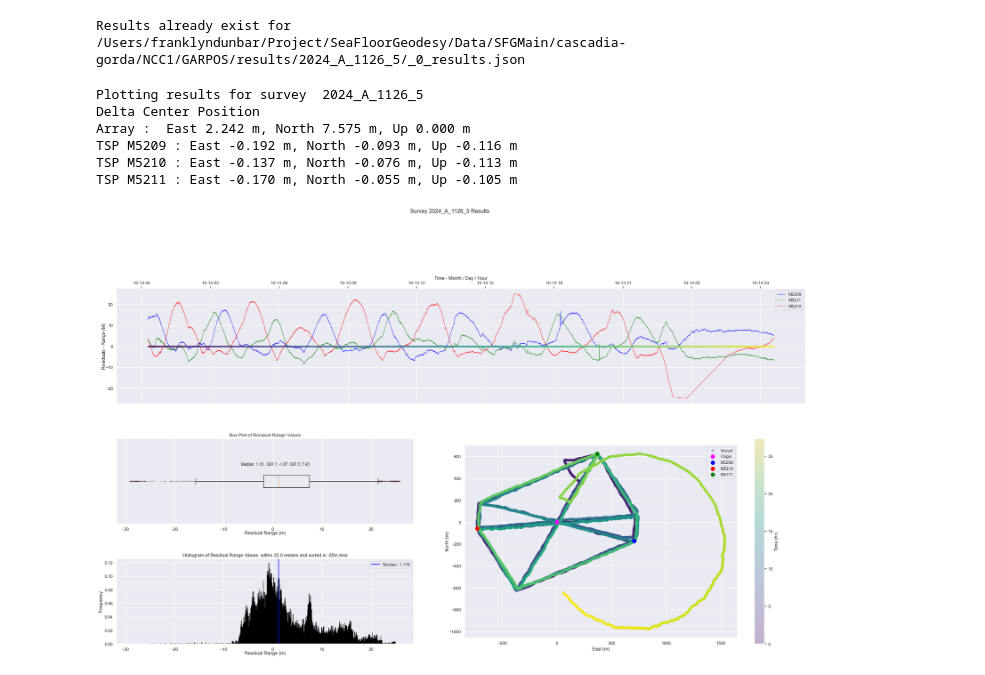
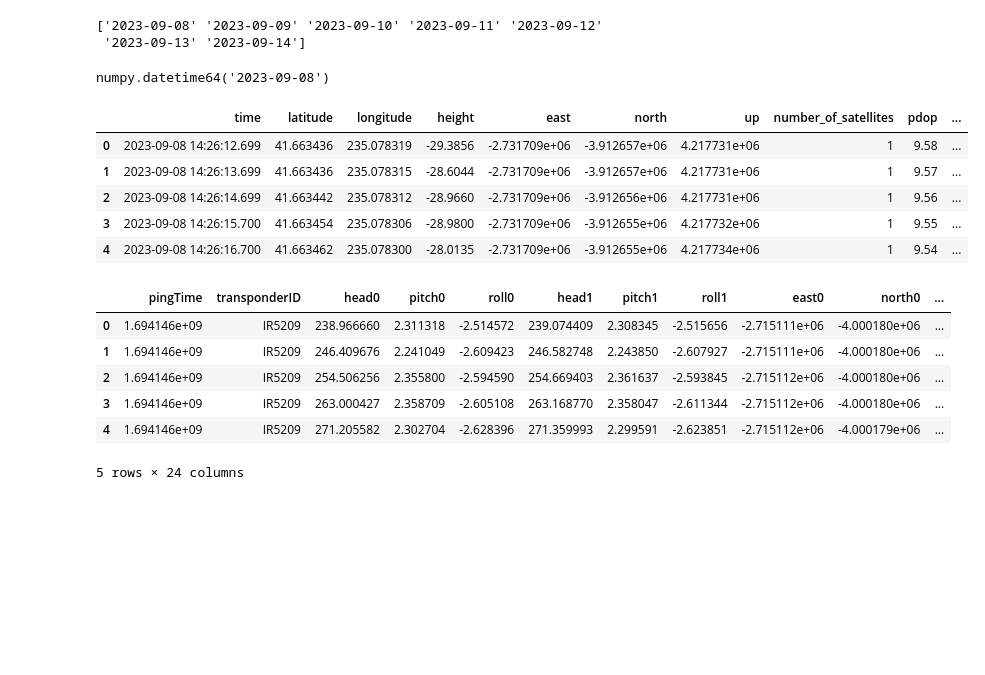
Before and after one commit to EarthScope/es_sfgtools, a Jupyter notebook: dev/notebooks/ncc1_demo.ipynb, the cells around one changed output. Cells and saved outputs as stored; diff of their text form; code cells hidden in the pictures; blank space fills up the shorter version.

```diff
--- a/dev/notebooks/ncc1_demo.ipynb
+++ b/dev/notebooks/ncc1_demo.ipynb
@@ -147,14 +17,31 @@ TSP M5211 : East -0.247 m, North -0.040 m, Up -0.058 m
-# %%
-gp_handler_ncc1.run_garpos(survey_id="2024_A_1126_5",override=OVERRIDE)
-# %% [output]
-Results already exist for /Users/franklyndunbar/Project/SeaFloorGeodesy/Data/SFGMain/cascadia-gorda/NCC1/GARPOS/results/2024_A_1126_5/_0_results.json
-# %%
-gp_handler_ncc1.plot_ts_results("2024_A_1126_5",res_filter=RES_FILTER)
-# %% [output]
-Plotting results for survey  2024_A_1126_5
-Delta Center Position
-Array :  East 2.242 m, North 7.575 m, Up 0.000 m
-TSP M5209 : East -0.192 m, North -0.093 m, Up -0.116 m
-TSP M5210 : East -0.137 m, North -0.076 m, Up -0.113 m
-TSP M5211 : East -0.170 m, North -0.055 m, Up -0.105 m
-[figure, removed]
+# %%
+print(dates:=dh.kin_position_tdb.get_unique_dates())
+# %% [output]
+['2023-09-08' '2023-09-09' '2023-09-10' '2023-09-11' '2023-09-12'
+ '2023-09-13' '2023-09-14']
+# %%
+dates[0]
+# %% [output]
+numpy.datetime64('2023-09-08')
+# %%
+kin_positions = dh.kin_position_tdb.read_df(dates[0], dates[1])
+shotdata = dh.shotdata_tdb.read_df(dates[0], dates[1])
+# %%
+kin_positions.head()
+# %% [output]
+|  | time | latitude | longitude | height | east | north | up | number_of_satellites | pdop | ... |
+| 0 | 2023-09-08 14:26:12.699 | 41.663436 | 235.078319 | -29.3856 | -2.731709e+06 | -3.912657e+06 | 4.217731e+06 | 1 | 9.58 | ... |
+| 1 | 2023-09-08 14:26:13.699 | 41.663436 | 235.078315 | -28.6044 | -2.731709e+06 | -3.912657e+06 | 4.217731e+06 | 1 | 9.57 | ... |
+| 2 | 2023-09-08 14:26:14.699 | 41.663442 | 235.078312 | -28.9660 | -2.731709e+06 | -3.912656e+06 | 4.217731e+06 | 1 | 9.56 | ... |
+| 3 | 2023-09-08 14:26:15.700 | 41.663454 | 235.078306 | -28.9800 | -2.731709e+06 | -3.912655e+06 | 4.217732e+06 | 1 | 9.55 | ... |
+| 4 | 2023-09-08 14:26:16.700 | 41.663462 | 235.078300 | -28.0135 | -2.731709e+06 | -3.912655e+06 | 4.217734e+06 | 1 | 9.54 | ... |
+# %%
+shotdata.head()
+# %% [output]
+|  | pingTime | transponderID | head0 | pitch0 | roll0 | head1 | pitch1 | roll1 | east0 | north0 | ... |
+| 0 | 1.694146e+09 | IR5209 | 238.966660 | 2.311318 | -2.514572 | 239.074409 | 2.308345 | -2.515656 | -2.715111e+06 | -4.000180e+06 | ... |
+| 1 | 1.694146e+09 | IR5209 | 246.409676 | 2.241049 | -2.609423 | 246.582748 | 2.243850 | -2.607927 | -2.715111e+06 | -4.000180e+06 | ... |
+| 2 | 1.694146e+09 | IR5209 | 254.506256 | 2.355800 | -2.594590 | 254.669403 | 2.361637 | -2.593845 | -2.715112e+06 | -4.000180e+06 | ... |
+| 3 | 1.694146e+09 | IR5209 | 263.000427 | 2.358709 | -2.605108 | 263.168770 | 2.358047 | -2.611344 | -2.715112e+06 | -4.000180e+06 | ... |
+| 4 | 1.694146e+09 | IR5209 | 271.205582 | 2.302704 | -2.628396 | 271.359993 | 2.299591 | -2.623851 | -2.715112e+06 | -4.000179e+06 | ... |
+5 rows × 24 columns
```
Also changed, not shown: parts of 13 cells of this notebook, 1 other file.
